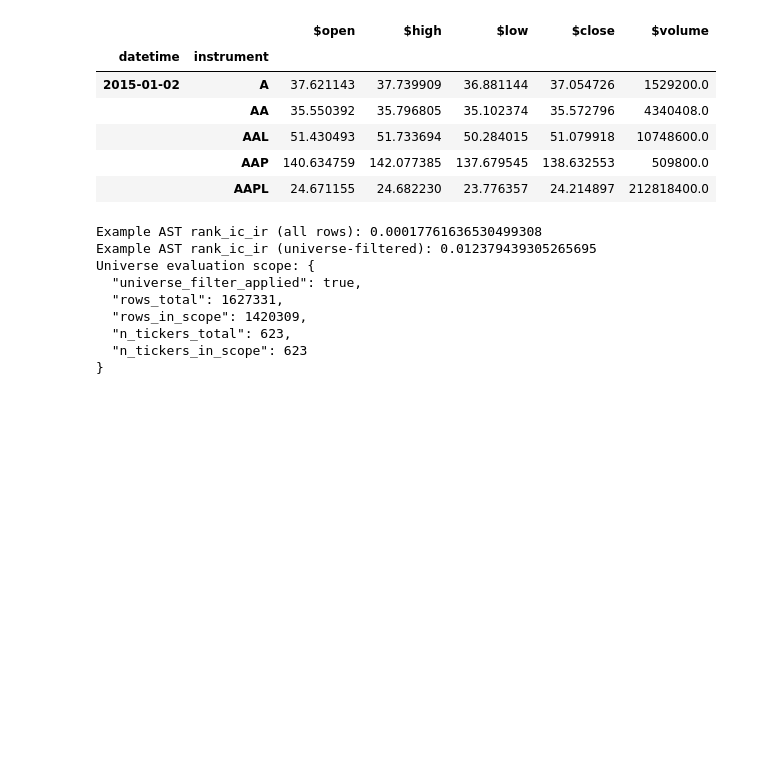
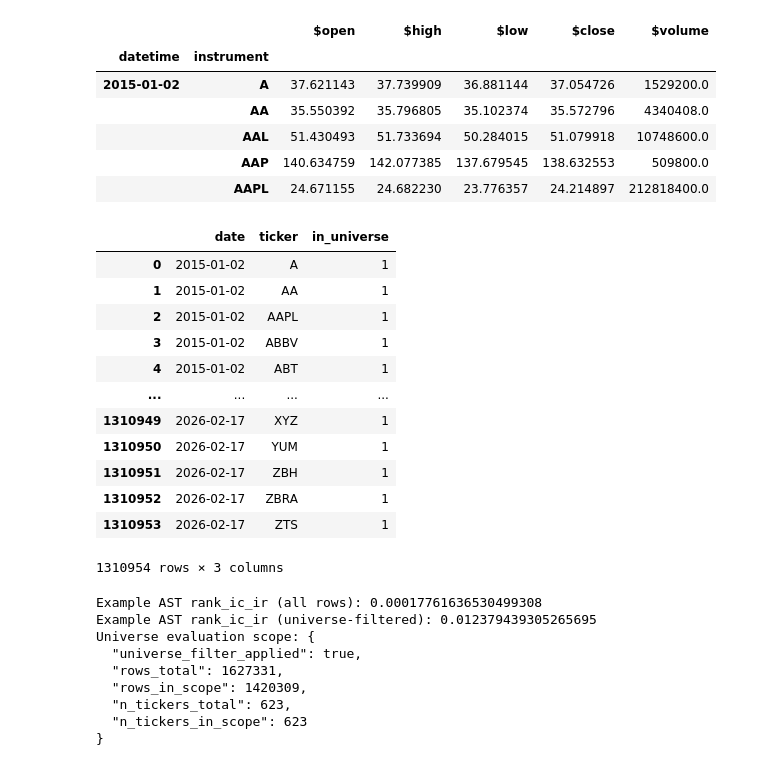
Before and after one commit to ganchi1989/agent-alpha, a Jupyter notebook: notebooks/03_download_spx_and_run_agent_alpha.ipynb, the cells around one changed output. Cells and saved outputs as stored; diff of their text form; code cells hidden in the pictures; blank space fills up the shorter version.

```diff
--- a/notebooks/03_download_spx_and_run_agent_alpha.ipynb
+++ b/notebooks/03_download_spx_and_run_agent_alpha.ipynb
@@ -251,6 +251,22 @@ panel.head()
 |  | AAL | 51.430493 | 51.733694 | 50.284015 | 51.079918 | 10748600.0 |
 |  | AAP | 140.634759 | 142.077385 | 137.679545 | 138.632553 | 509800.0 |
 |  | AAPL | 24.671155 | 24.682230 | 23.776357 | 24.214897 | 212818400.0 |
+# %%
+universe_mask
+# %% [output]
+|  | date | ticker | in_universe |
+| 0 | 2015-01-02 | A | 1 |
+| 1 | 2015-01-02 | AA | 1 |
+| 2 | 2015-01-02 | AAPL | 1 |
+| 3 | 2015-01-02 | ABBV | 1 |
+| 4 | 2015-01-02 | ABT | 1 |
+| ... | ... | ... | ... |
+| 1310949 | 2026-02-17 | XYZ | 1 |
+| 1310950 | 2026-02-17 | YUM | 1 |
+| 1310951 | 2026-02-17 | ZBH | 1 |
+| 1310952 | 2026-02-17 | ZBRA | 1 |
+| 1310953 | 2026-02-17 | ZTS | 1 |
+1310954 rows × 3 columns
 # %%
 import json
 
```
Also changed, not shown: parts of 4 cells of this notebook, 15 other files.
